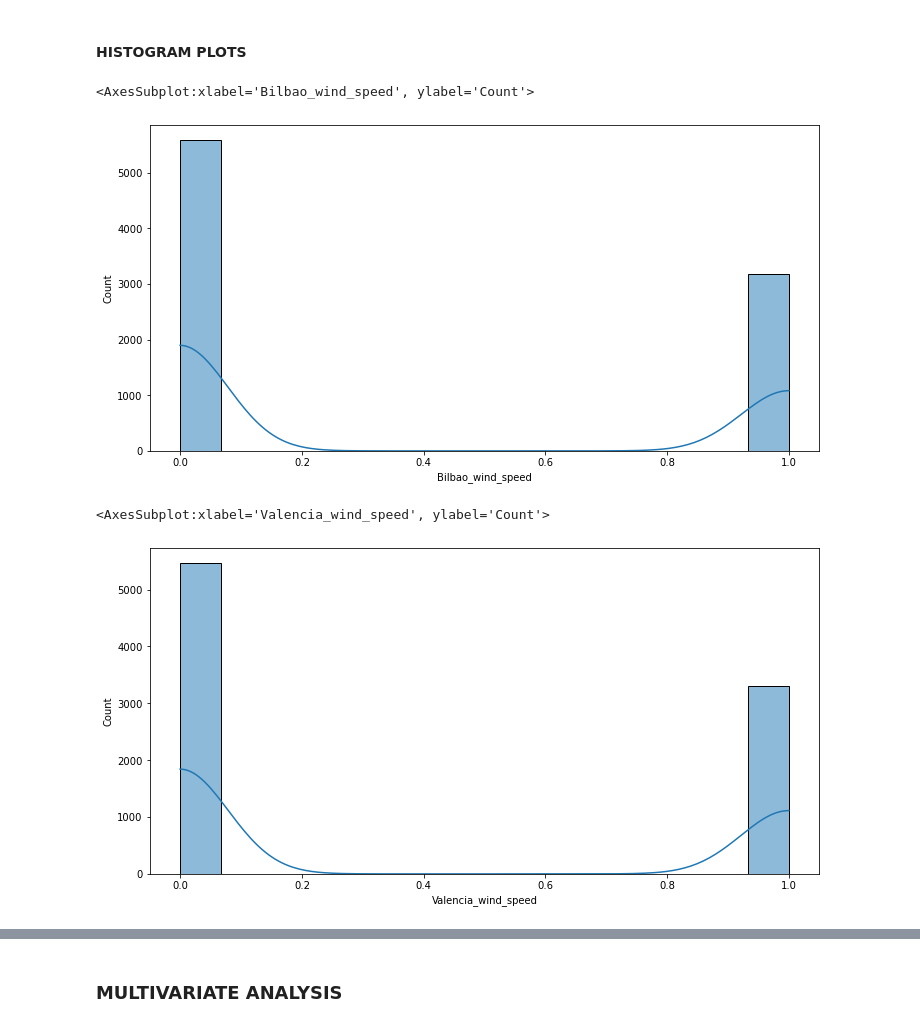
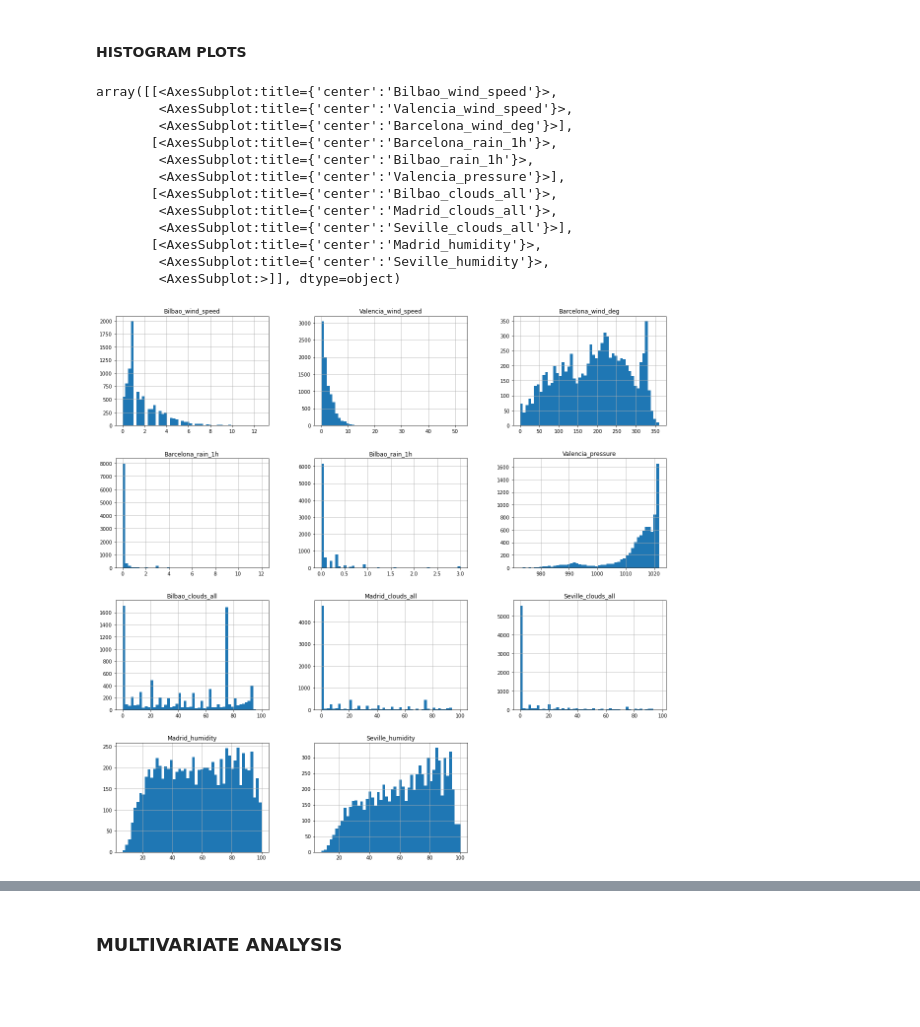
Before and after one commit to aka-TheJew/EXPLORE-TEAM-NM7-PROJECT-WORK, a Jupyter notebook: TEAM NM7.ipynb, the cells around one changed output, grey strips where cells are left out. Drawn from its saved outputs; the diff is of its cells as text; code cells hidden in the pictures; blank space fills up the shorter version.

```diff
--- a/TEAM NM7.ipynb
+++ b/TEAM NM7.ipynb
@@ -132,21 +132,29 @@ The provided features given for the predict includes temperature, windspeed, hum
 <a href=#cont>Back to Table of Contents</a>
 # %%
 # Libraries for data loading, data manipulation and data visulisation
-import numpy as np
 import pandas as pd
 import matplotlib.pyplot as plt
+import numpy as np
 import seaborn as sns
-import plotly.express as px
+import IPython
+import re
+%matplotlib inline
+# Libraries for data preparation and model building
 
-# Libraries for data preparation and model building
+!pip install fast_ml
+!git clone https://github.com/analokmaus/kuma_utils.git
 import math
+from matplotlib.pylab import rcParams
+rcParams['figure.figsize'] = 12, 4
 from scipy.stats import pearsonr
-from sklearn.preprocessing import MinMaxScaler
-from sklearn.feature_selection import VarianceThreshold
 import xgboost as xgb
 from sklearn.model_selection import train_test_split
 from sklearn.linear_model import LinearRegression
 from sklearn.metrics import mean_absolute_error
+from sklearn.ensemble import GradientBoostingRegressor
+from sklearn.preprocessing import QuantileTransformer
+from sklearn.compose import TransformedTargetRegressor
+import lightgbm as lgbm
 from xgboost.sklearn import XGBRegressor
 from sklearn.metrics import mean_squared_error, r2_score
 from sklearn.tree import DecisionTreeRegressor
@@ -156,7 +164,12 @@ from sklearn import linear_model
 from sklearn.svm import SVR
 from fast_ml.feature_engineering import FeatureEngineering_DateTime
 import sys
+import lightgbm as lgb
 sys.path.append("kuma_utils/")
 from kuma_utils.preprocessing.imputer import LGBMImputer
+
+import warnings
+warnings.filterwarnings('ignore')
+
 # Setting global constants to ensure notebook results are reproducible
-plt.rcParams['figure.figsize'] = (12,6)
+#PARAMETER_CONSTANT = ###
@@ -637,2 +650,0 @@ Name: Valencia_wind_deg, dtype: object
-# %%
-Train_INTPL2['Valencia_wind_deg'] = Train_INTPL2['Valencia_wind_deg'].str.replace(r'[^0-9]', '')
@@ -658,2 +650,0 @@ Name: Seville_pressure, dtype: object
-# %%
-Train_INTPL2['Seville_pressure'] = Train_INTPL2['Seville_pressure'].str.replace(r'[^0-9]', '')
@@ -836,16 +706,21 @@ Bilbao_clouds_all,Seville_clouds_all and Madrid_clouds_all exhibit a generally l
 # %% [markdown]
 #### HISTOGRAM PLOTS
 # %%
-features = ['Bilbao_wind_speed','Valencia_wind_speed','Barcelona_wind_deg','Barcelona_weather_id','Seville_weather_id',
+features = ['Bilbao_wind_speed','Valencia_wind_speed','Barcelona_wind_deg',
             'Barcelona_rain_1h','Bilbao_rain_1h','Valencia_pressure','Bilbao_clouds_all','Madrid_clouds_all',
             'Seville_clouds_all','Madrid_humidity','Seville_humidity']
-#Train_New[features].hist(figsize=(15,10), bins = 50)
-sns.histplot(data = Train_New['Bilbao_wind_speed'], kde = True)
+Train_INTPL2[features].hist(figsize=(20,20), bins = 50)
 # %% [output]
-<AxesSubplot:xlabel='Bilbao_wind_speed', ylabel='Count'>
+array([[<AxesSubplot:title={'center':'Bilbao_wind_speed'}>,
+        <AxesSubplot:title={'center':'Valencia_wind_speed'}>,
+        <AxesSubplot:title={'center':'Barcelona_wind_deg'}>],
+       [<AxesSubplot:title={'center':'Barcelona_rain_1h'}>,
+        <AxesSubplot:title={'center':'Bilbao_rain_1h'}>,
+        <AxesSubplot:title={'center':'Valencia_pressure'}>],
+       [<AxesSubplot:title={'center':'Bilbao_clouds_all'}>,
+        <AxesSubplot:title={'center':'Madrid_clouds_all'}>,
+        <AxesSubplot:title={'center':'Seville_clouds_all'}>],
+       [<AxesSubplot:title={'center':'Madrid_humidity'}>,
+        <AxesSubplot:title={'center':'Seville_humidity'}>,
+        <AxesSubplot:>]], dtype=object)
-[figure, old version]
+[figure, new version]
-# %%
-sns.histplot(data = Train_New['Valencia_wind_speed'], kde = True)
-# %% [output]
-<AxesSubplot:xlabel='Valencia_wind_speed', ylabel='Count'>
-[figure, removed]
```
Also changed, not shown: parts of 87 cells of this notebook.
